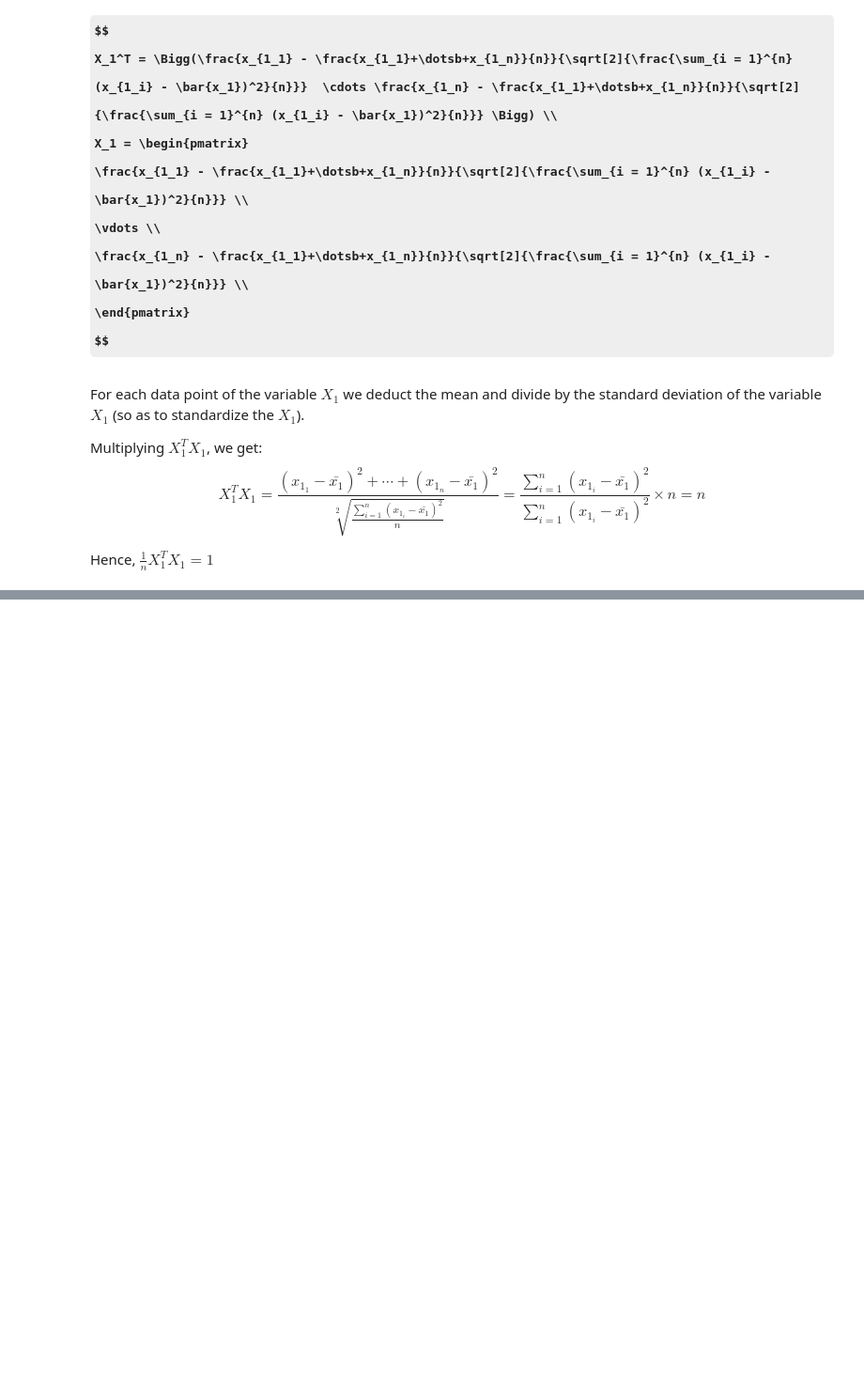
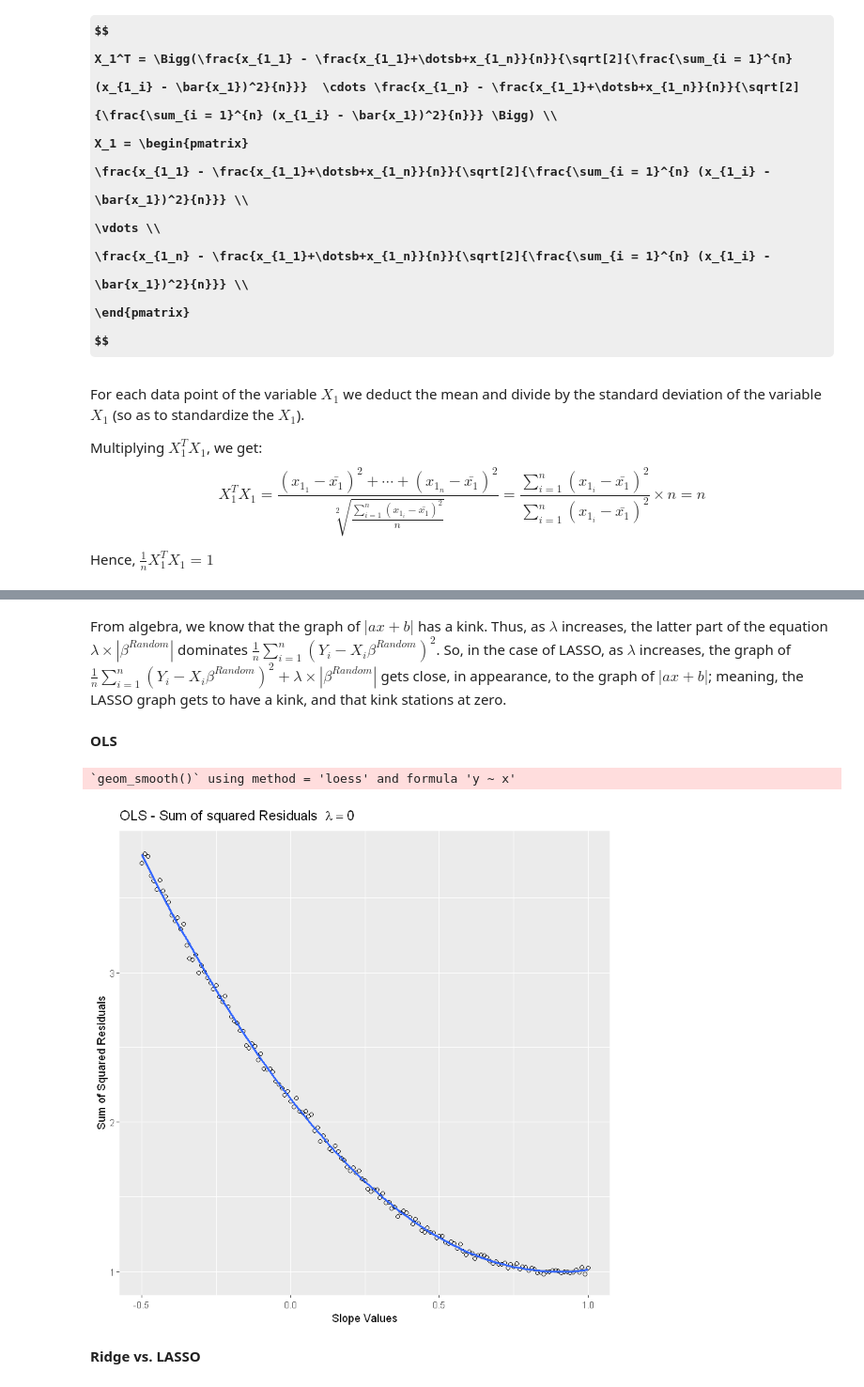
Before and after one commit to s6soverd/Computational-Statistics-Project-onLasso, a Jupyter notebook: finalproject_lasso.ipynb, the cells around one changed output, grey strips where cells are left out. Shown at 94% size. Saved outputs shown, nothing was run; the diff lists cells and outputs as text; code cells hidden in the pictures; some formulas as TeX source; blank space fills up the shorter version.

```diff
--- a/finalproject_lasso.ipynb
+++ b/finalproject_lasso.ipynb
@@ -209,0 +309,6 @@ Hence, $\frac{1}{n} X_1^T X_1 = 1$
+# %%
+# The test set (the same test set, we will use throughout)
+
+test_set = gen_datasets(20, sample_size = 100)
+test_setX = test_set[, -1]
+test_setY = test_set[,  1]
@@ -209,0 +539,47 @@ Hence, $\frac{1}{n} X_1^T X_1 = 1$
+# %% [markdown]
+From algebra, we know that the graph of $|ax + b|$ has a kink. Thus, as $\lambda$ increases, the latter part of the equation $\lambda \times |\beta^{Random}|$ dominates $\frac{1}{n} \sum_{i = 1}^{n} (Y_i - X_i \beta^{Random})^2$. So, in the case of LASSO, as $\lambda$ increases, the graph of $\frac{1}{n} \sum_{i = 1}^{n} (Y_i - X_i \beta^{Random})^2 + \lambda \times |\beta^{Random}|$ gets close, in appearance, to the graph of $|ax + b|$; meaning, the LASSO graph gets to have a kink, and that kink stations at zero.
+# %%
+# Generate Data
+generate = function(sample_size){
+    eps = rnorm(n = sample_size, mean = 0, sd = 1)
+    beta.vec = c(0.9)
+    X = data.frame(X2 = rnorm(n = sample_size, mean = 1, sd = 0.65))
+    Y = as.matrix(X) %*% beta.vec + eps
+    return(data.frame(Y, X))
+}
+# %% [markdown]
+**OLS**
+# %%
+residuals = function(sample_size, slope){
+    # Generate the sample data
+    data = generate(sample_size = sample_size)
+    # Calculating sum of squared residuals divided by sample size
+    sr = mean((data$Y - as.matrix(data$X) %*% slope)**2)
+    return(sr)
+}
+# %%
+visualization_ols = function(sample_size){
+    # Deciding a list of slopes
+    slopes = seq(-0.5, 1, by = 0.01)
+    # Calculate squared residuals for each one of the slopes
+    squared_residuals = c()
+    for(s in slopes){
+        sr = residuals(sample_size = sample_size, slope = s)
+        squared_residuals = append(squared_residuals, sr)
+    }
+    # The curve
+    a = data.frame(slopes, squared_residuals)
+    ggplot(a, aes(x=slopes, y=squared_residuals)) +
+    geom_point(pch = 1) +
+    geom_smooth() +
+    labs(x="Slope Values", y= "Sum of Squared Residuals",
+    title = expression(paste("OLS - Sum of squared Residuals  ", lambda == 0)))
+}
+# %%
+# Visualization for OLS -Sum of squared Residuals, I specifically used a huge data set, to get that smooth curve
+visualization_ols(10000)
+# %% [output]
+`geom_smooth()` using method = 'loess' and formula 'y ~ x'
+[figure, added]
+# %% [markdown]
+**Ridge vs. LASSO**
```
Also changed, not shown: parts of 73 cells of this notebook.
